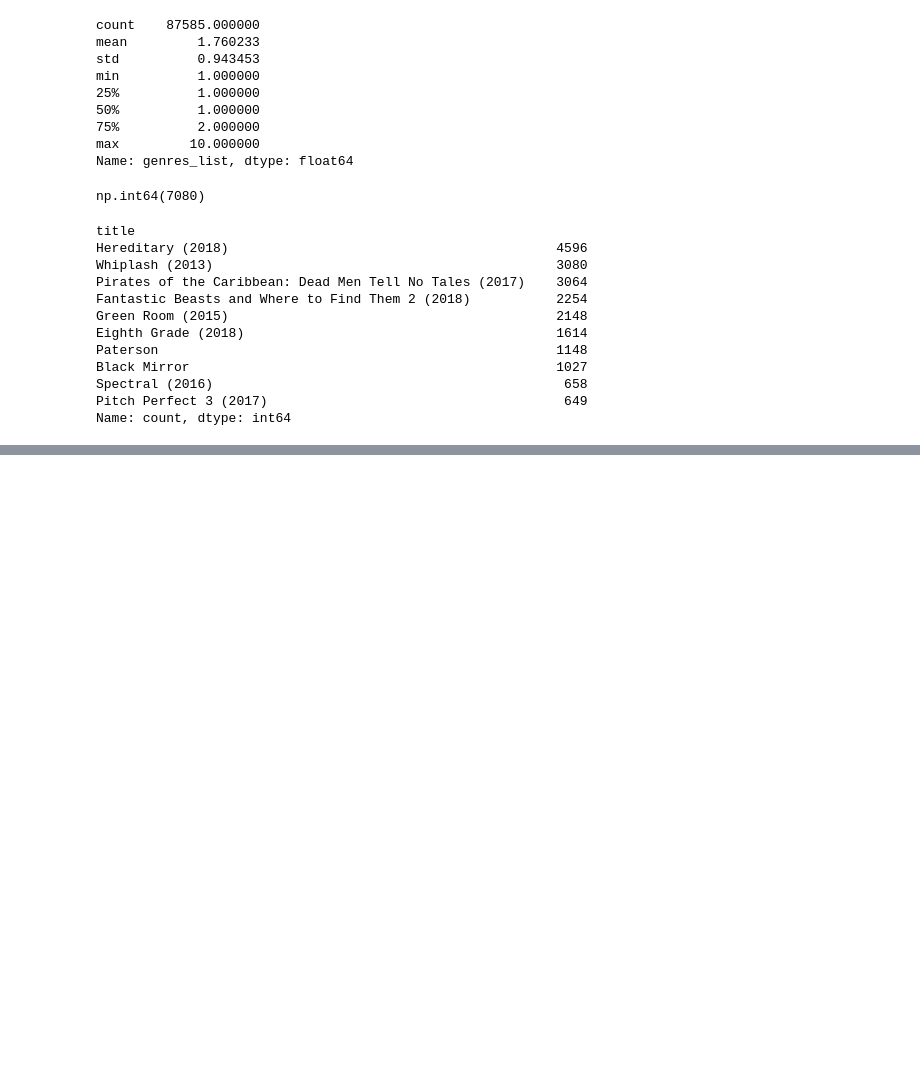
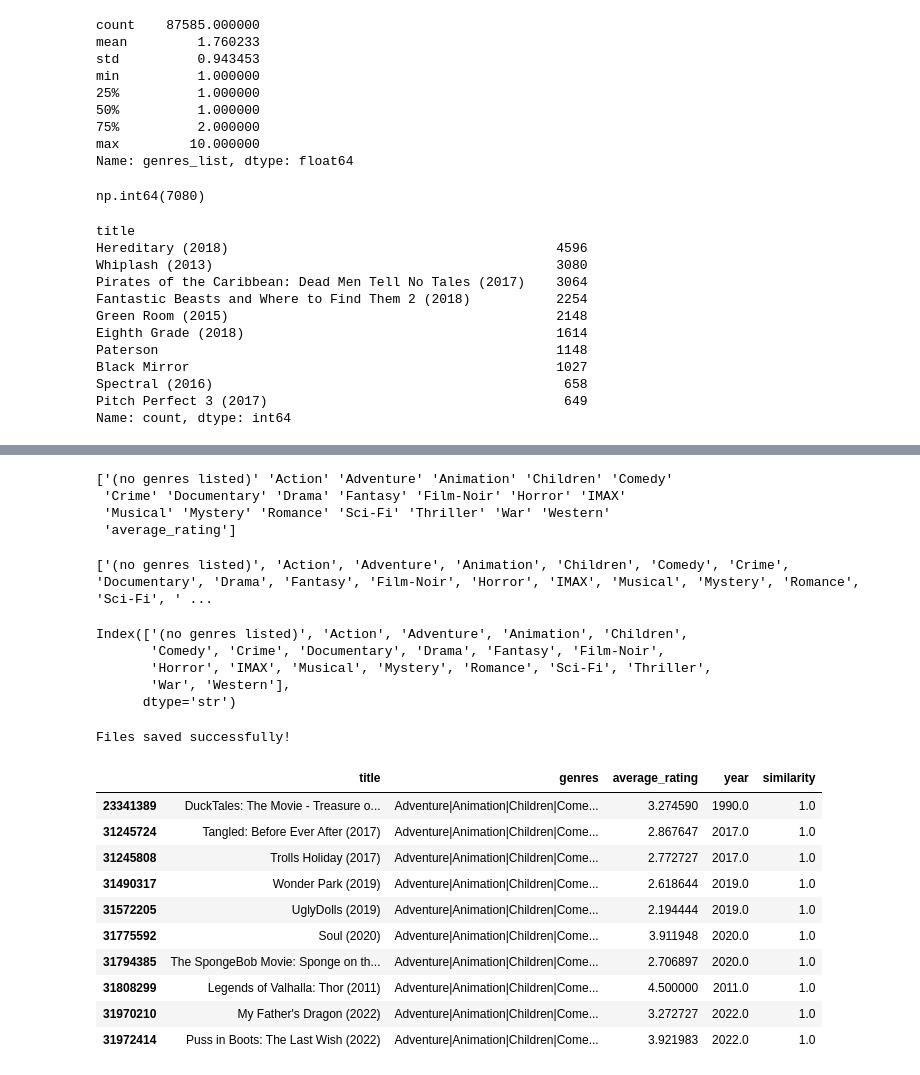
Before and after one commit to haaaaan4/movie-recommendation-system, a Jupyter notebook: movie.ipynb, the cells around one changed output, grey strips where cells are left out. Saved outputs shown, nothing was run; the diff lists cells and outputs as text; code cells hidden in the pictures; blank space fills up the shorter version.

Commit message:
Update movie recommendation and prediction app

```diff
--- a/movie.ipynb
+++ b/movie.ipynb
@@ -364,0 +564,2 @@ genre_df.head() ### Displaying the first few rows of the 'genre_df' DataFrame to
+# %%
+movie_similarity = cosine_similarity(user_movie_matrix.T)
@@ -364,0 +972,3 @@ genre_df.head() ### Displaying the first few rows of the 'genre_df' DataFrame to
+# %%
+movie_df["year"] = movie_df["title"].str.extract(r"\((\d{4})\)")
+movie_df["year"] = pd.to_numeric(movie_df["year"], errors="coerce")
@@ -364,0 +984,10 @@ genre_df.head() ### Displaying the first few rows of the 'genre_df' DataFrame to
+# %%
+# Create number of genres
+movie_df["num_genres"] = movie_df["genres_list"].apply(len)
+
+# Create movie age
+current_year = 2026
+movie_df["movie_age"] = current_year - movie_df["year"]
+
+# Verify
+print(movie_df[["year", "movie_age", "num_genres"]].head())
@@ -364,0 +1201,49 @@ genre_df.head() ### Displaying the first few rows of the 'genre_df' DataFrame to
+# %%
+print(model.feature_names_in_)
+# %% [output]
+['(no genres listed)' 'Action' 'Adventure' 'Animation' 'Children' 'Comedy'
+ 'Crime' 'Documentary' 'Drama' 'Fantasy' 'Film-Noir' 'Horror' 'IMAX'
+ 'Musical' 'Mystery' 'Romance' 'Sci-Fi' 'Thriller' 'War' 'Western'
+ 'average_rating']
+# %%
+print(genre_df.columns.tolist())
+# %% [output]
+['(no genres listed)', 'Action', 'Adventure', 'Animation', 'Children', 'Comedy', 'Crime', 'Documentary', 'Drama', 'Fantasy', 'Film-Noir', 'Horror', 'IMAX', 'Musical', 'Mystery', 'Romance', 'Sci-Fi', ' ...
+# %%
+print(genre_df.columns)
+# %% [output]
+Index(['(no genres listed)', 'Action', 'Adventure', 'Animation', 'Children',
+       'Comedy', 'Crime', 'Documentary', 'Drama', 'Fantasy', 'Film-Noir',
+       'Horror', 'IMAX', 'Musical', 'Mystery', 'Romance', 'Sci-Fi', 'Thriller',
+       'War', 'Western'],
+      dtype='str')
+# %%
+# ==========================================
+# SAVE DATA FOR STREAMLIT RECOMMENDATION APP
+# ==========================================
+
+import joblib
+
+# Keep the movie information needed by the app
+movie_data = movie_df[
+    [
+        "movieId",
+        "title",
+        "genres",
+        "average_rating",
+        "rating_count",
+        "year",
+        "movie_age",
+        "num_genres"
+    ]
+].copy()
+
+# Save movie information
+joblib.dump(movie_data, "movie_data.pkl")
+
+# Save genre features
+joblib.dump(genre_df, "genre_features.pkl")
+
+print("Files saved successfully!")
+# %% [output]
+Files saved successfully!
@@ -364,0 +1315,14 @@ genre_df.head() ### Displaying the first few rows of the 'genre_df' DataFrame to
+# %%
+recommend_movies("Toy Story (1995)")
+# %% [output]
+|  | title | genres | average_rating | year | similarity |
+| 23341389 | DuckTales: The Movie - Treasure o... | Adventure|Animation|Children|Come... | 3.274590 | 1990.0 | 1.0 |
+| 31245724 | Tangled: Before Ever After (2017) | Adventure|Animation|Children|Come... | 2.867647 | 2017.0 | 1.0 |
+| 31245808 | Trolls Holiday (2017) | Adventure|Animation|Children|Come... | 2.772727 | 2017.0 | 1.0 |
+| 31490317 | Wonder Park (2019) | Adventure|Animation|Children|Come... | 2.618644 | 2019.0 | 1.0 |
+| 31572205 | UglyDolls (2019) | Adventure|Animation|Children|Come... | 2.194444 | 2019.0 | 1.0 |
+| 31775592 | Soul (2020) | Adventure|Animation|Children|Come... | 3.911948 | 2020.0 | 1.0 |
+| 31794385 | The SpongeBob Movie: Sponge on th... | Adventure|Animation|Children|Come... | 2.706897 | 2020.0 | 1.0 |
+| 31808299 | Legends of Valhalla: Thor (2011) | Adventure|Animation|Children|Come... | 4.500000 | 2011.0 | 1.0 |
+| 31970210 | My Father's Dragon (2022) | Adventure|Animation|Children|Come... | 3.272727 | 2022.0 | 1.0 |
+| 31972414 | Puss in Boots: The Last Wish (2022) | Adventure|Animation|Children|Come... | 3.921983 | 2022.0 | 1.0 |
```
Also changed, not shown: parts of 99 cells of this notebook, 6 other files.
